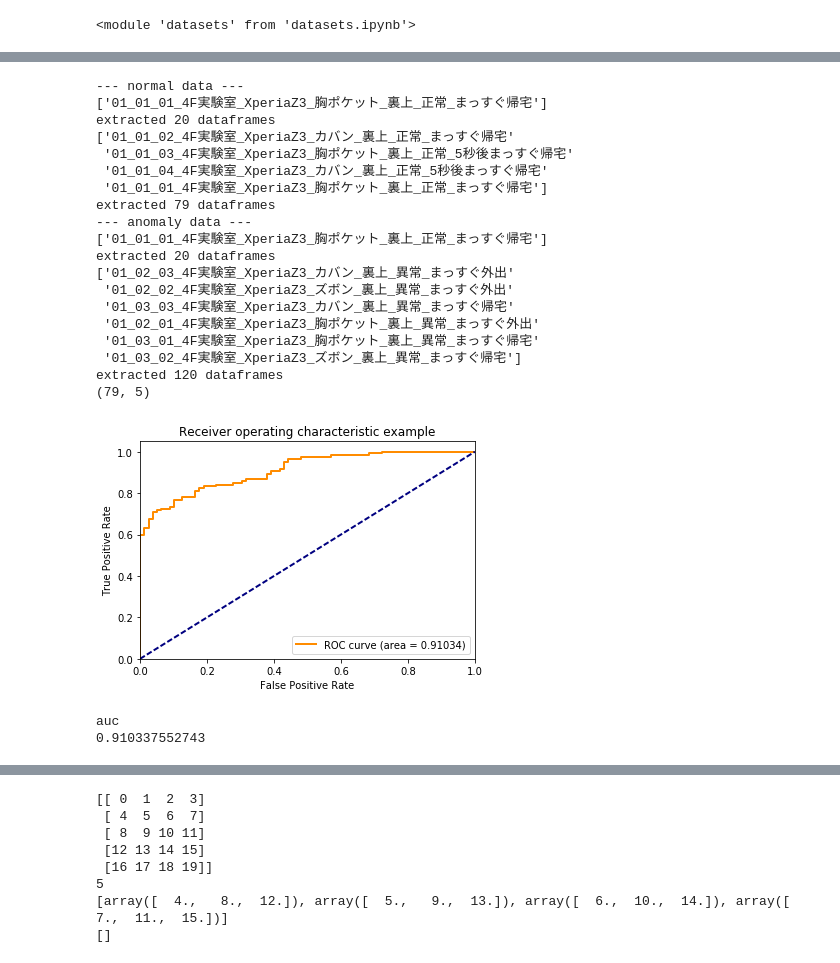
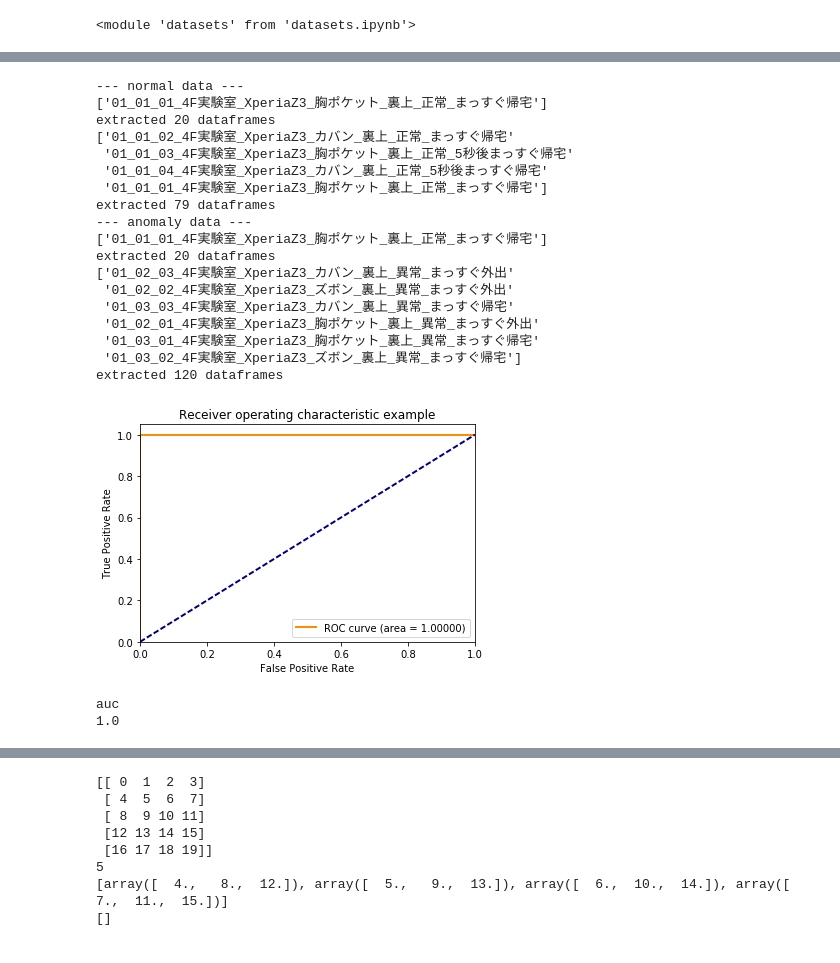
Before and after one commit to refluster/jupyter, a Jupyter notebook: 009.dkj_learn/evaluate.ipynb, the cells around one changed output, grey strips where cells are left out. Saved outputs shown, nothing was run; the diff lists cells and outputs as text; code cells hidden in the pictures.

```diff
--- a/009.dkj_learn/evaluate.ipynb
+++ b/009.dkj_learn/evaluate.ipynb
@@ -187,78 +278,63 @@ import estimator_knn as knn
 import estimator_rssibased as rssie
 
 def eval01():
-    column=['rssi.a','rssi.b', ['linear_accel[0]','linear_accel[1]','linear_accel[2]']]
-    before = 10
+    #column=['rssi.a','rssi.b', ['linear_accel[0]','linear_accel[1]','linear_accel[2]']]
+    column=['rssi.a','rssi.b']
+    before = 3
     base = '01_01_01'
     normal = '^01_01'
     anomaly = '^01_0[23]'
+    drop_interval = 20
 
     print('--- normal data ---')
     data_2d_base, data_2d_n = datasets.get_normalized_data(ds,
                                                            title_base=base,
                                                            title =normal,
                                                            before=before, after=0,
-                                                           column=column)
+                                                           column=column,
+                                                           drop_interval=drop_interval
+                                                          )
 
     print('--- anomaly data ---')
     data_2d_base, data_2d_o = datasets.get_normalized_data(ds,
                                                            title_base=base,
                                                            title =anomaly,
                                                            before=before, after=0,
-                                                           column=column)
-
-    width = 3
-    b = np.ones(width)/width
-
-    # smoothing data_2d_n
-    new_2d_list = []
-    for d2 in data_2d_n:
-        n = [np.convolve(s, b)[2:-2] for s in d2.T]
-        d2 = np.hstack(n).reshape(np.shape(d2)[1], -1).T
-        new_2d_list.append(d2)
-    data_2d_n = new_2d_list
-
-    # smoothing data_2d_o
-    new_2d_list = []
-    for d2 in data_2d_o:
-        n = [np.convolve(s, b)[2:-2] for s in d2.T]
-        d2 = np.hstack(n).reshape(np.shape(d2)[1], -1).T
-        new_2d_list.append(d2)
-    data_2d_o = new_2d_list
+                                                           column=column,
+                                                           drop_interval=drop_interval
+                                                          )
 
     data_n = [d.ravel() for d in data_2d_n]
     data_o = [d.ravel() for d in data_2d_o]
 
     model = knn.EstimatorKNN()
-    print(np.shape(data_n))
     model.fit(data_n)
     score_n = model.decision_function(data_n)
     score_o = model.decision_function(data_o)
     auc = roc_auc.get_auc_from_normal_outlier(score_n, score_o)
     print('auc')
     print(auc)
 
 eval01()
 # %% [output]
 --- normal data ---
 ['01_01_01_4F実験室_XperiaZ3_胸ポケット_裏上_正常_まっすぐ帰宅']
 extracted 20 dataframes
 ['01_01_02_4F実験室_XperiaZ3_カバン_裏上_正常_まっすぐ帰宅'
  '01_01_03_4F実験室_XperiaZ3_胸ポケット_裏上_正常_5秒後まっすぐ帰宅'
  '01_01_04_4F実験室_XperiaZ3_カバン_裏上_正常_5秒後まっすぐ帰宅'
  '01_01_01_4F実験室_XperiaZ3_胸ポケット_裏上_正常_まっすぐ帰宅']
 extracted 79 dataframes
 --- anomaly data ---
 ['01_01_01_4F実験室_XperiaZ3_胸ポケット_裏上_正常_まっすぐ帰宅']
 extracted 20 dataframes
 ['01_02_03_4F実験室_XperiaZ3_カバン_裏上_異常_まっすぐ外出'
  '01_02_02_4F実験室_XperiaZ3_ズボン_裏上_異常_まっすぐ外出'
  '01_03_03_4F実験室_XperiaZ3_カバン_裏上_異常_まっすぐ帰宅'
  '01_02_01_4F実験室_XperiaZ3_胸ポケット_裏上_異常_まっすぐ外出'
  '01_03_01_4F実験室_XperiaZ3_胸ポケット_裏上_異常_まっすぐ帰宅'
  '01_03_02_4F実験室_XperiaZ3_ズボン_裏上_異常_まっすぐ帰宅']
 extracted 120 dataframes
-(79, 5)
-[figure, old version]
+[figure, new version]
 auc
-0.910337552743
+1.0
```
Also changed, not shown: parts of 4 cells of this notebook, 1 other file.
